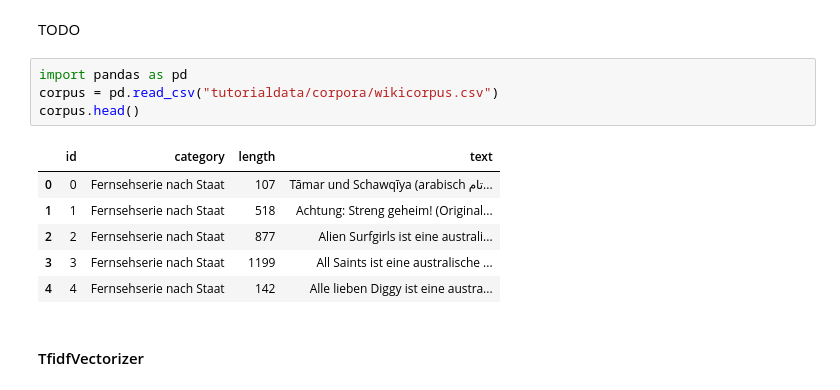
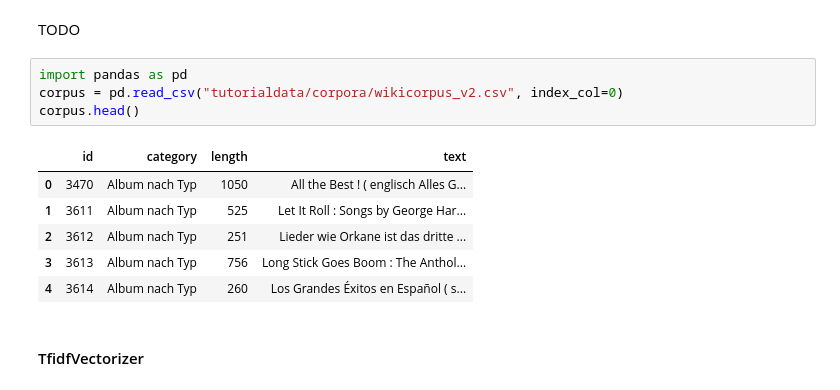
Before and after one commit to realjanpaulus/german_text_classification_nlp, a Jupyter notebook: tutorials/Kapitel 4 - Naive Bayes mit Multiclass Klassifizierung.ipynb, the cells around one changed output. Saved outputs shown, nothing was run; the diff lists cells and outputs as text.

```diff
--- a/tutorials/Kapitel 4 - Naive Bayes mit Multiclass Klassifizierung.ipynb
+++ b/tutorials/Kapitel 4 - Naive Bayes mit Multiclass Klassifizierung.ipynb
@@ -291,15 +290,15 @@ Die Ergebnisse sind hier tatsächlich ungenauer als beim `CountVectorizer`. Das
 TODO
 # %%
 import pandas as pd
-corpus = pd.read_csv("tutorialdata/corpora/wikicorpus.csv")
+corpus = pd.read_csv("tutorialdata/corpora/wikicorpus_v2.csv", index_col=0)
 corpus.head()
 # %% [output]
 |  | id | category | length | text |
-| 0 | 0 | Fernsehserie nach Staat | 107 | Tāmar und Schawqīya (arabisch تام... |
-| 1 | 1 | Fernsehserie nach Staat | 518 | Achtung: Streng geheim! (Original... |
-| 2 | 2 | Fernsehserie nach Staat | 877 | Alien Surfgirls ist eine australi... |
-| 3 | 3 | Fernsehserie nach Staat | 1199 | All Saints ist eine australische ... |
-| 4 | 4 | Fernsehserie nach Staat | 142 | Alle lieben Diggy ist eine austra... |
+| 0 | 3470 | Album nach Typ | 1050 | All the Best ! ( englisch Alles G... |
+| 1 | 3611 | Album nach Typ | 525 | Let It Roll : Songs by George Har... |
+| 2 | 3612 | Album nach Typ | 251 | Lieder wie Orkane ist das dritte ... |
+| 3 | 3613 | Album nach Typ | 756 | Long Stick Goes Boom : The Anthol... |
+| 4 | 3614 | Album nach Typ | 260 | Los Grandes Éxitos en Español ( s... |
 # %% [markdown]
 #### TfidfVectorizer
 # %% [markdown]
```
Also changed, not shown: parts of 5 cells of this notebook, 6 other files.
